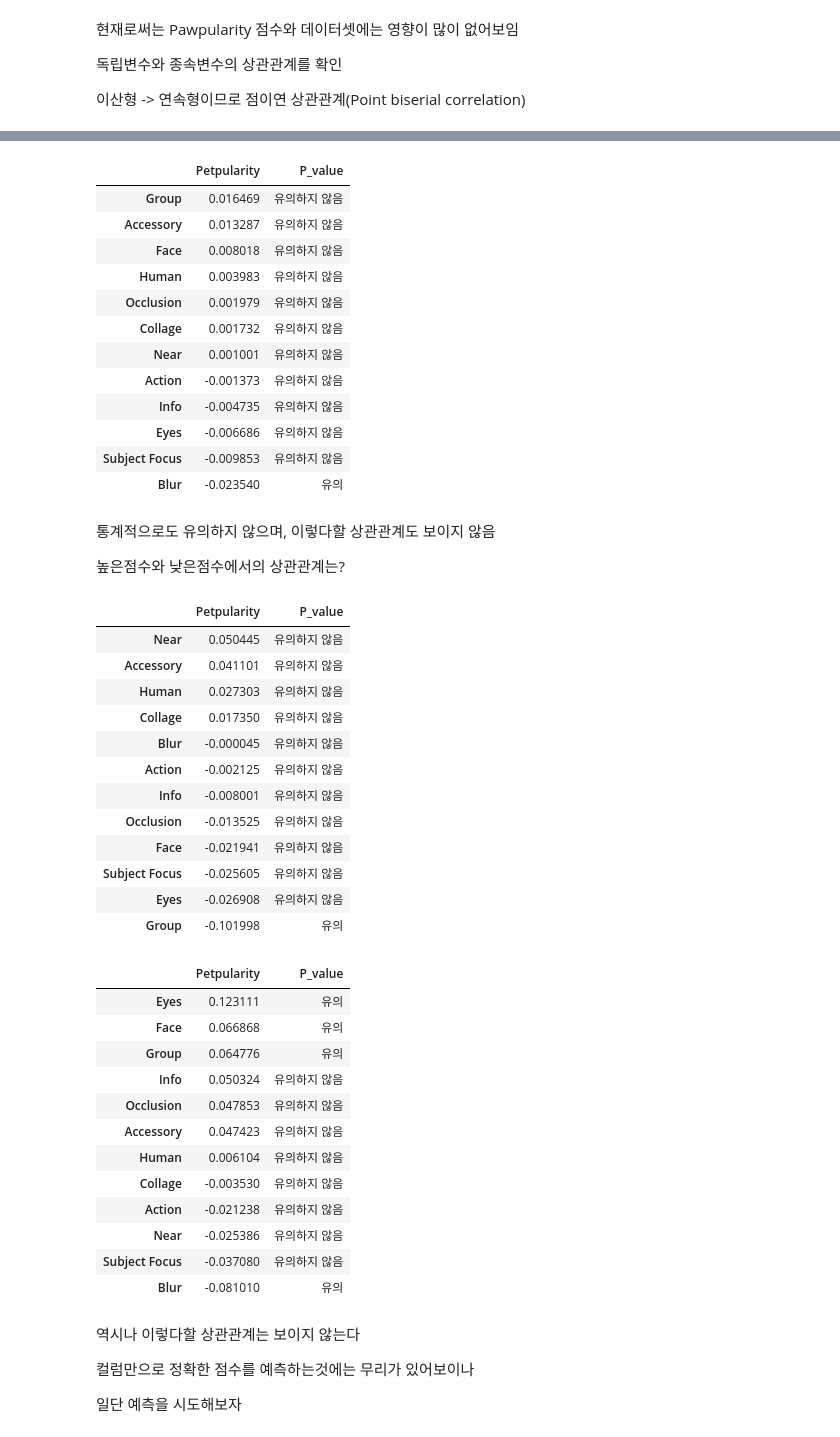
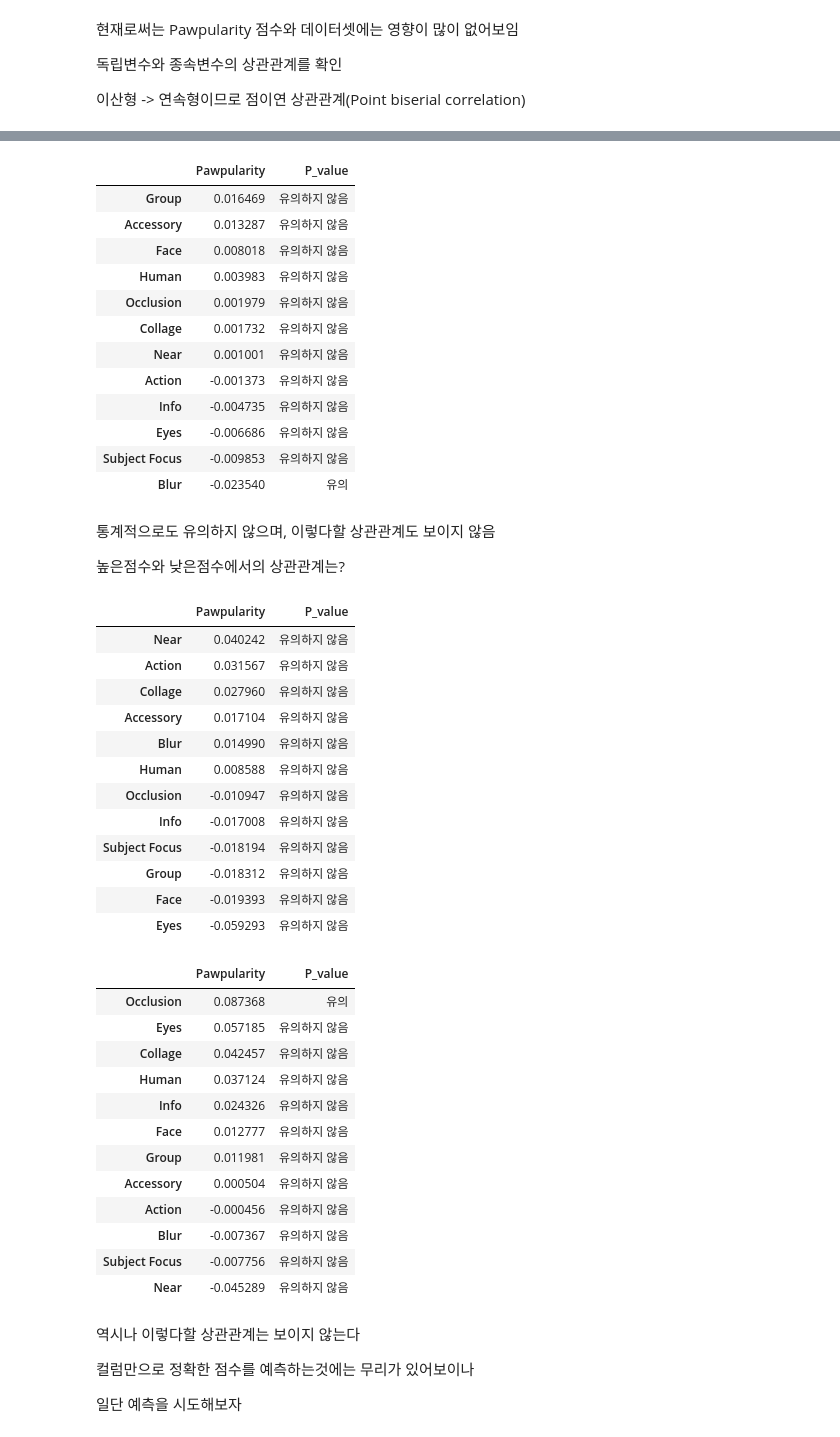
Before and after one commit to dalyn98/PortFolio, a Jupyter notebook: Kaggle/PetFinder/First_Code.ipynb, the cells around one changed output, grey strips where cells are left out. Saved outputs shown, nothing was run; the diff lists cells and outputs as text; code cells hidden in the pictures.

```diff
--- a/Kaggle/PetFinder/First_Code.ipynb
+++ b/Kaggle/PetFinder/First_Code.ipynb
@@ -124,3 +128,5 @@ PointbiserialrResult(correlation=0.12311149570930233, pvalue=9.496271026090912e-
+# %%
+temp = train_df.iloc[:,1:]
 # %%
 corr_list=[]
 p_value =[]
@@ -133,10 +139,10 @@ for columns in temp.iloc[:,:-1]:
         p_value.append('유의하지 않음')
     corr_list.append(corr[0])
 
-point_corr = pd.DataFrame({'Petpularity' : corr_list, 'P_value' : p_value}).set_index(temp.iloc[:,:-1].columns)
-point_corr.sort_values(by=['Petpularity'],axis=0,ascending=False)
+point_corr = pd.DataFrame({'Pawpularity' : corr_list, 'P_value' : p_value}).set_index(temp.iloc[:,:-1].columns)
+point_corr.sort_values(by=['Pawpularity'],axis=0,ascending=False)
 # %% [output]
-|  | Petpularity | P_value |
+|  | Pawpularity | P_value |
 | Group | 0.016469 | 유의하지 않음 |
 | Accessory | 0.013287 | 유의하지 않음 |
 | Face | 0.008018 | 유의하지 않음 |
@@ -165,50 +171,50 @@ for columns in high_paw.iloc[:,:-1]:
         p_value.append('유의하지 않음')
     corr_list.append(corr[0])
 
-point_corr = pd.DataFrame({'Petpularity' : corr_list, 'P_value' : p_value}).set_index(high_paw.iloc[:,:-1].columns)
-point_corr.sort_values(by=['Petpularity'],axis=0,ascending=False)
+point_corr = pd.DataFrame({'Pawpularity' : corr_list, 'P_value' : p_value}).set_index(high_paw.iloc[:,:-1].columns)
+point_corr.sort_values(by=['Pawpularity'],axis=0,ascending=False)
 # %% [output]
-|  | Petpularity | P_value |
-| Near | 0.050445 | 유의하지 않음 |
-| Accessory | 0.041101 | 유의하지 않음 |
-| Human | 0.027303 | 유의하지 않음 |
-| Collage | 0.017350 | 유의하지 않음 |
-| Blur | -0.000045 | 유의하지 않음 |
-| Action | -0.002125 | 유의하지 않음 |
-| Info | -0.008001 | 유의하지 않음 |
-| Occlusion | -0.013525 | 유의하지 않음 |
-| Face | -0.021941 | 유의하지 않음 |
-| Subject Focus | -0.025605 | 유의하지 않음 |
-| Eyes | -0.026908 | 유의하지 않음 |
-| Group | -0.101998 | 유의 |
+|  | Pawpularity | P_value |
+| Near | 0.040242 | 유의하지 않음 |
+| Action | 0.031567 | 유의하지 않음 |
+| Collage | 0.027960 | 유의하지 않음 |
+| Accessory | 0.017104 | 유의하지 않음 |
+| Blur | 0.014990 | 유의하지 않음 |
+| Human | 0.008588 | 유의하지 않음 |
+| Occlusion | -0.010947 | 유의하지 않음 |
+| Info | -0.017008 | 유의하지 않음 |
+| Subject Focus | -0.018194 | 유의하지 않음 |
+| Group | -0.018312 | 유의하지 않음 |
+| Face | -0.019393 | 유의하지 않음 |
+| Eyes | -0.059293 | 유의하지 않음 |
 # %%
 corr_list=[]
 p_value =[]
 for columns in low_paw.iloc[:,:-1]:
     x = low_paw[columns]
     corr = stats.pointbiserialr(list(x),list(low_paw['Pawpularity']))
     if corr[1] < 0.05:
         p_value.append('유의')
     else :
         p_value.append('유의하지 않음')
     corr_list.append(corr[0])
 
-point_corr = pd.DataFrame({'Petpularity' : corr_list, 'P_value' : p_value}).set_index(low_paw.iloc[:,:-1].columns)
-point_corr.sort_values(by=['Petpularity'],axis=0,ascending=False)
+point_corr = pd.DataFrame({'Pawpularity' : corr_list, 'P_value' : p_value}).set_index(low_paw.iloc[:,:-1].columns)
+point_corr.sort_values(by=['Pawpularity'],axis=0,ascending=False)
 # %% [output]
-|  | Petpularity | P_value |
-| Eyes | 0.123111 | 유의 |
-| Face | 0.066868 | 유의 |
-| Group | 0.064776 | 유의 |
-| Info | 0.050324 | 유의하지 않음 |
-| Occlusion | 0.047853 | 유의하지 않음 |
-| Accessory | 0.047423 | 유의하지 않음 |
-| Human | 0.006104 | 유의하지 않음 |
-| Collage | -0.003530 | 유의하지 않음 |
-| Action | -0.021238 | 유의하지 않음 |
-| Near | -0.025386 | 유의하지 않음 |
-| Subject Focus | -0.037080 | 유의하지 않음 |
-| Blur | -0.081010 | 유의 |
+|  | Pawpularity | P_value |
+| Occlusion | 0.087368 | 유의 |
+| Eyes | 0.057185 | 유의하지 않음 |
+| Collage | 0.042457 | 유의하지 않음 |
+| Human | 0.037124 | 유의하지 않음 |
+| Info | 0.024326 | 유의하지 않음 |
+| Face | 0.012777 | 유의하지 않음 |
+| Group | 0.011981 | 유의하지 않음 |
+| Accessory | 0.000504 | 유의하지 않음 |
+| Action | -0.000456 | 유의하지 않음 |
+| Blur | -0.007367 | 유의하지 않음 |
+| Subject Focus | -0.007756 | 유의하지 않음 |
+| Near | -0.045289 | 유의하지 않음 |
 # %% [markdown]
 역시나 이렇다할 상관관계는 보이지 않는다
 
```
Also changed, not shown: parts of 13 cells of this notebook.
